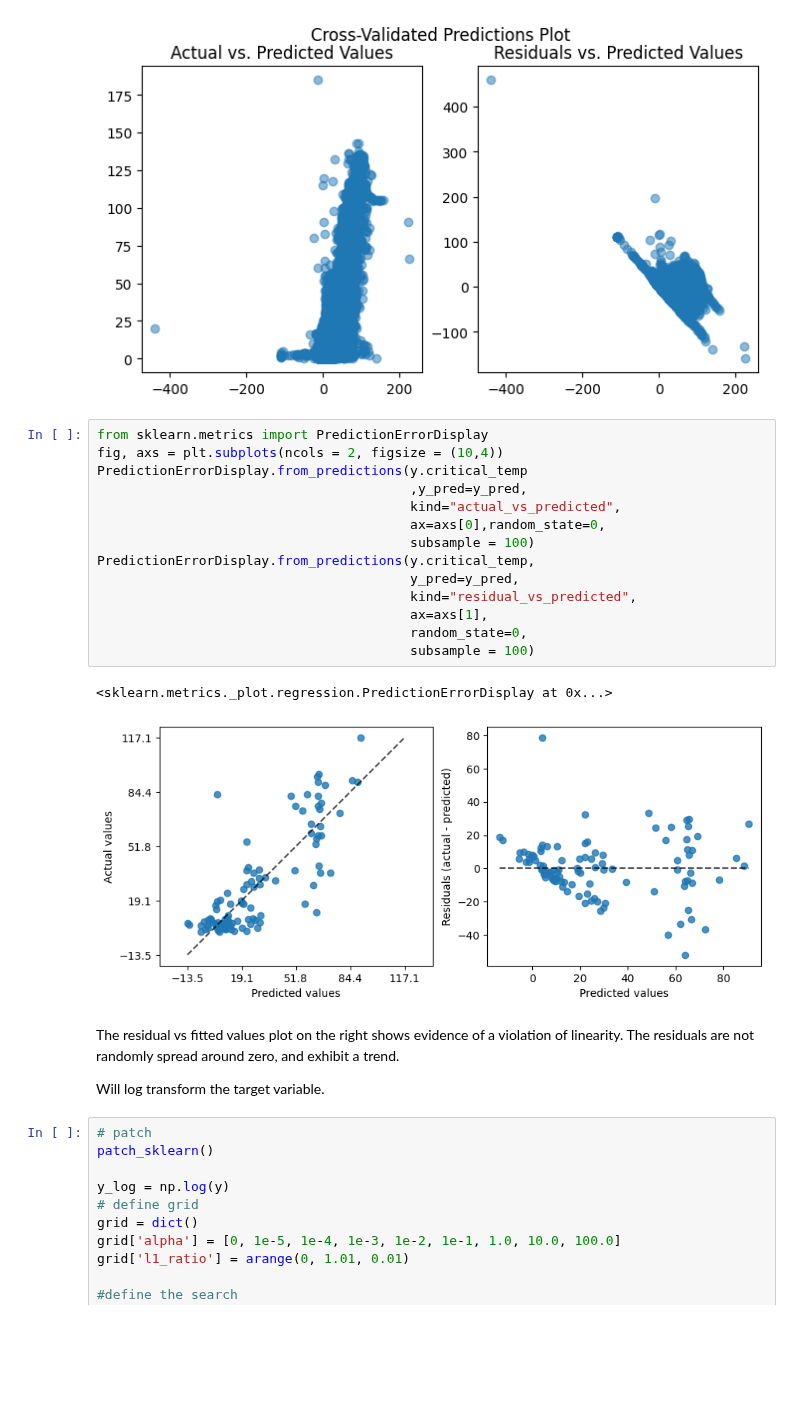
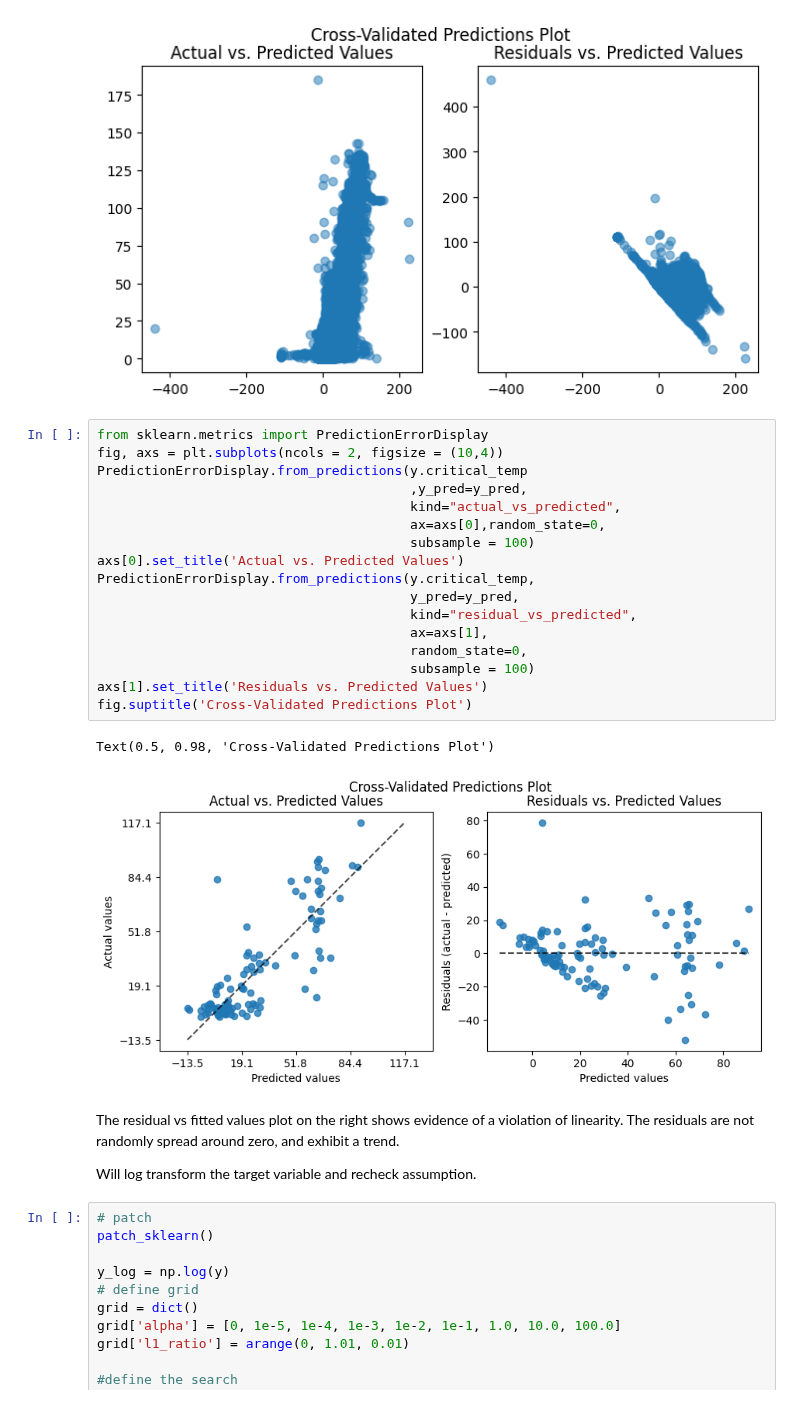
Before and after one commit to boneeyah/QTW, a Jupyter notebook: Case Study 1/Case_Study_1.ipynb, the cells around one changed output. Cells and saved outputs as stored; diff of their text form; blank space fills up the shorter version.

```diff
--- a/Case Study 1/Case_Study_1.ipynb
+++ b/Case Study 1/Case_Study_1.ipynb
@@ -169,24 +161,27 @@ Text(0.5, 0.98, 'Cross-Validated Predictions Plot')
 # %%
 from sklearn.metrics import PredictionErrorDisplay
 fig, axs = plt.subplots(ncols = 2, figsize = (10,4))
 PredictionErrorDisplay.from_predictions(y.critical_temp
                                         ,y_pred=y_pred,
                                         kind="actual_vs_predicted",
                                         ax=axs[0],random_state=0,
                                         subsample = 100)
+axs[0].set_title('Actual vs. Predicted Values')
 PredictionErrorDisplay.from_predictions(y.critical_temp,
                                         y_pred=y_pred,
                                         kind="residual_vs_predicted",
                                         ax=axs[1],
                                         random_state=0,
                                         subsample = 100)
+axs[1].set_title('Residuals vs. Predicted Values')
+fig.suptitle('Cross-Validated Predictions Plot')
 # %% [output]
-<sklearn.metrics._plot.regression.PredictionErrorDisplay at 0x...>
+Text(0.5, 0.98, 'Cross-Validated Predictions Plot')
-[figure, old version]
+[figure, new version]
 # %% [markdown]
 The residual vs fitted values plot on the right shows evidence of a violation of linearity. The residuals are not randomly spread around zero, and exhibit a trend.
 
-Will log transform the target variable.
+Will log transform the target variable and recheck assumption.
 # %%
 # patch
 patch_sklearn()
```
Also changed, not shown: parts of 11 cells of this notebook.
